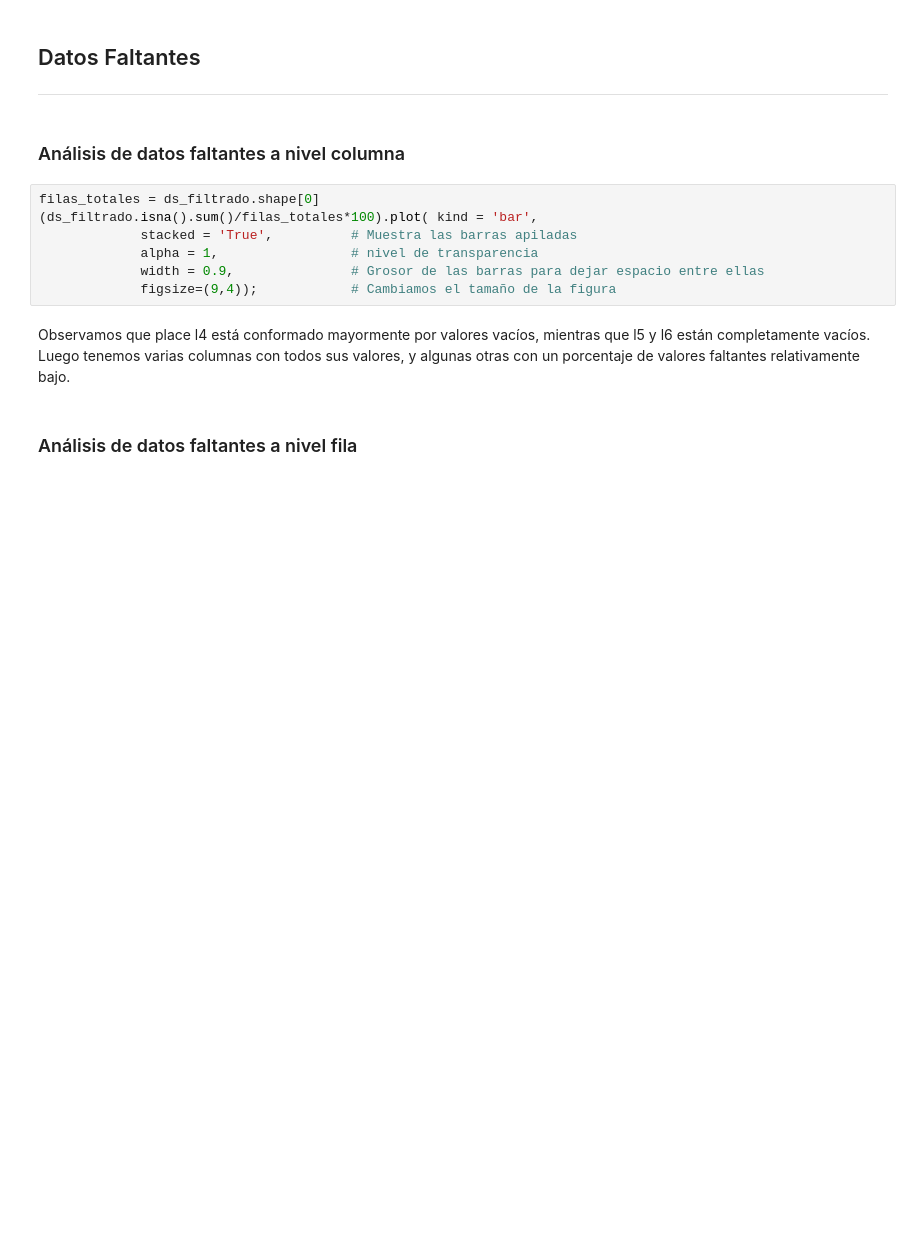
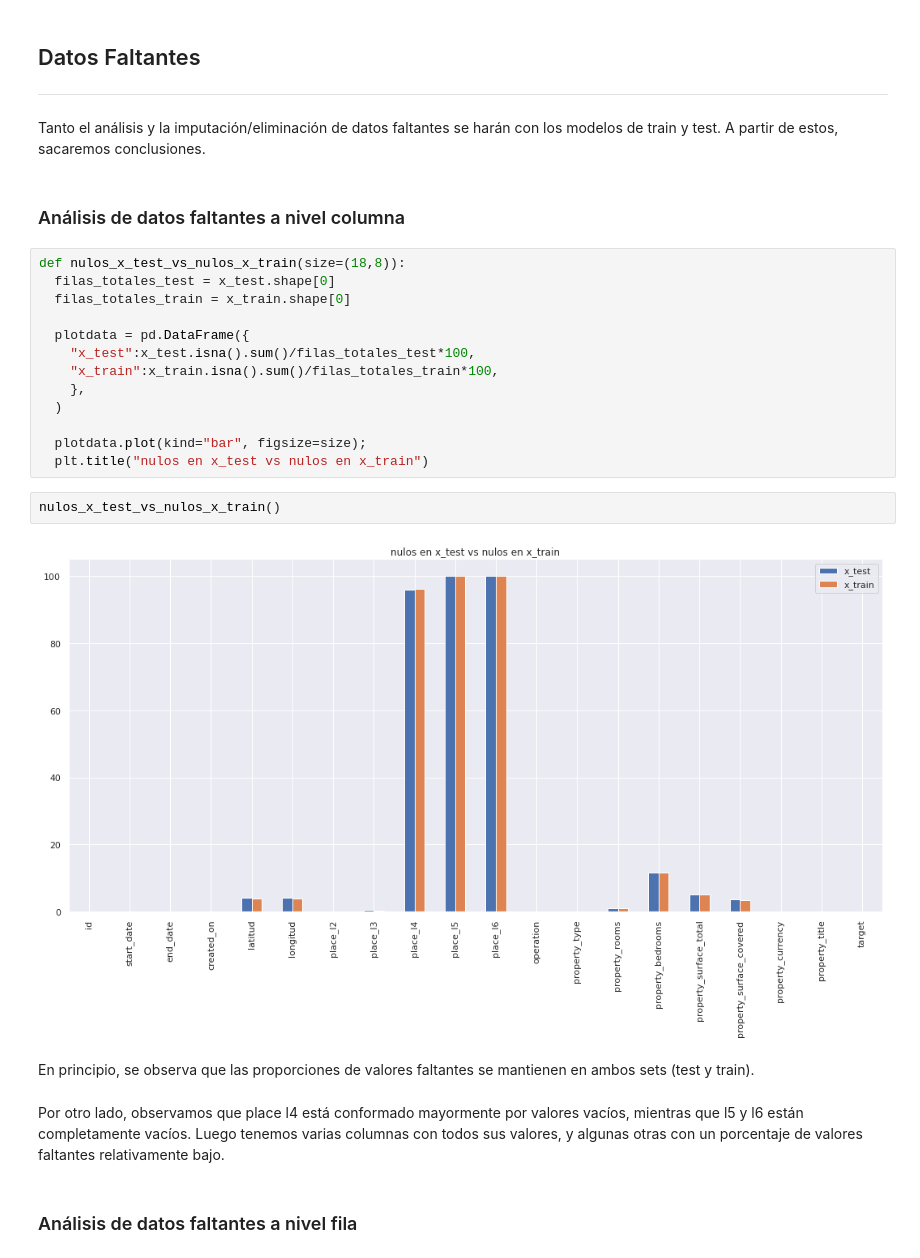
Before and after one commit to LucianoTrujillo/7506R-2C2022-GRUPO10, a Jupyter notebook: 7506R_TP1_GRUPO10_ENTREGA.ipynb, the cells around one changed output. Cells and saved outputs as stored; diff of their text form; blank space fills up the shorter version.

Commit message:
integrado lo de luciano, test y train por separado hasta latitud y longitud

```diff
--- a/7506R_TP1_GRUPO10_ENTREGA.ipynb
+++ b/7506R_TP1_GRUPO10_ENTREGA.ipynb
@@ -644,16 +887,30 @@ x_train, x_test, y_train, y_test = train_test_split(ds_filtrado_x,
 # %% [markdown]
 ## Datos Faltantes
 ---
+# %% [markdown]
+Tanto el análisis y la imputación/eliminación de datos faltantes se harán con los modelos de train y test. A partir de estos, sacaremos conclusiones.
 # %% [markdown]
 ### Análisis de datos faltantes a nivel columna
-# %%
-filas_totales = ds_filtrado.shape[0]
-(ds_filtrado.isna().sum()/filas_totales*100).plot( kind = 'bar',
-             stacked = 'True',          # Muestra las barras apiladas
-             alpha = 1,                 # nivel de transparencia
-             width = 0.9,               # Grosor de las barras para dejar espacio entre ellas
-             figsize=(9,4));            # Cambiamos el tamaño de la figura
+# %%
+def nulos_x_test_vs_nulos_x_train(size=(18,8)):
+  filas_totales_test = x_test.shape[0]
+  filas_totales_train = x_train.shape[0]
+
+  plotdata = pd.DataFrame({
+    "x_test":x_test.isna().sum()/filas_totales_test*100,
+    "x_train":x_train.isna().sum()/filas_totales_train*100,
+    },
+  )
+
+  plotdata.plot(kind="bar", figsize=size);
+  plt.title("nulos en x_test vs nulos en x_train")
+# %%
+nulos_x_test_vs_nulos_x_train()
+# %% [output]
+[figure, added]
+# %% [markdown]
+En principio, se observa que las proporciones de valores faltantes se mantienen en ambos sets (test y train).
 # %% [markdown]
-Observamos que place l4 está conformado mayormente por valores vacíos, mientras que l5 y l6 están completamente vacíos. Luego tenemos varias columnas con todos sus valores, y algunas otras con un porcentaje de valores faltantes relativamente bajo.
+Por otro lado, observamos que place l4 está conformado mayormente por valores vacíos, mientras que l5 y l6 están completamente vacíos. Luego tenemos varias columnas con todos sus valores, y algunas otras con un porcentaje de valores faltantes relativamente bajo.
 # %% [markdown]
 ### Análisis de datos faltantes a nivel fila
```
Also changed, not shown: parts of 147 cells of this notebook.
